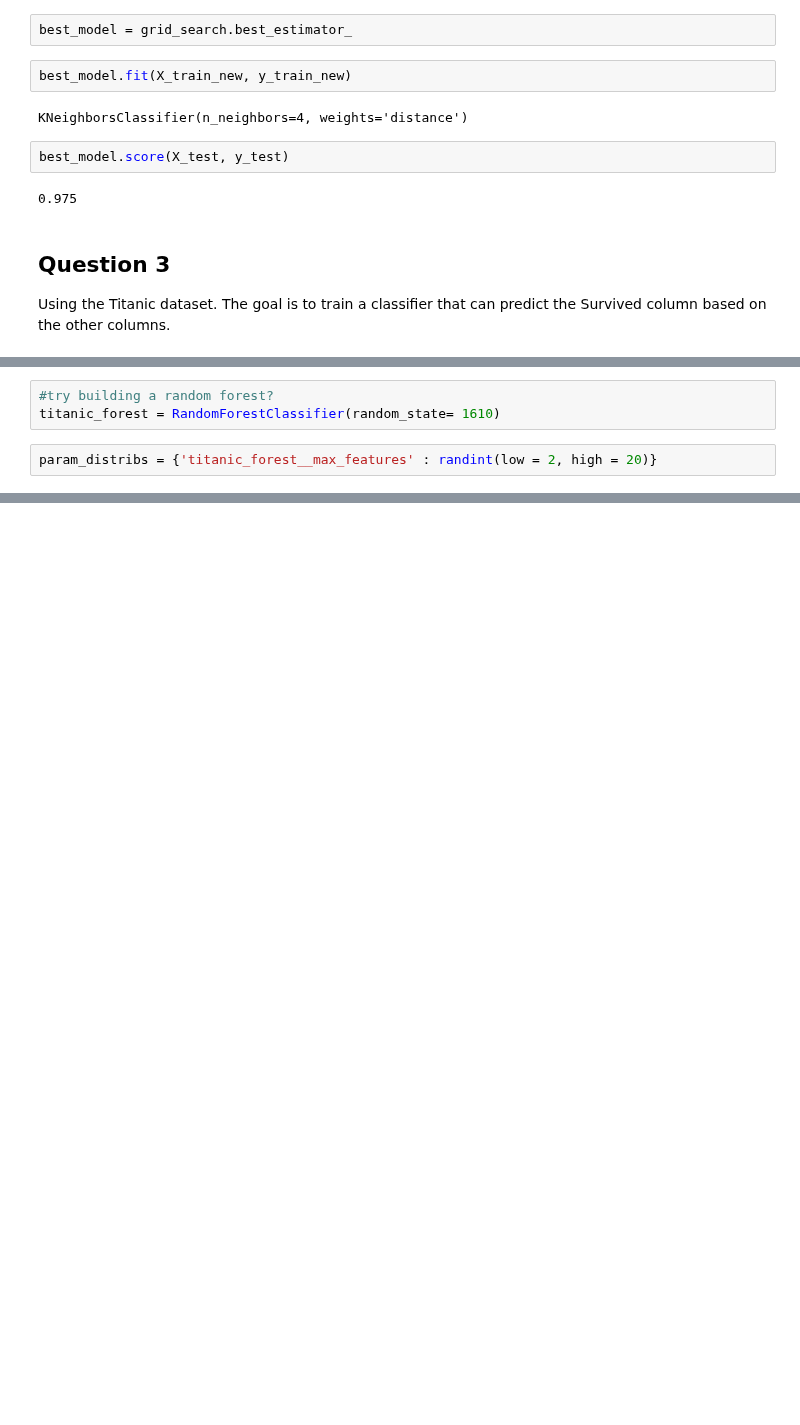
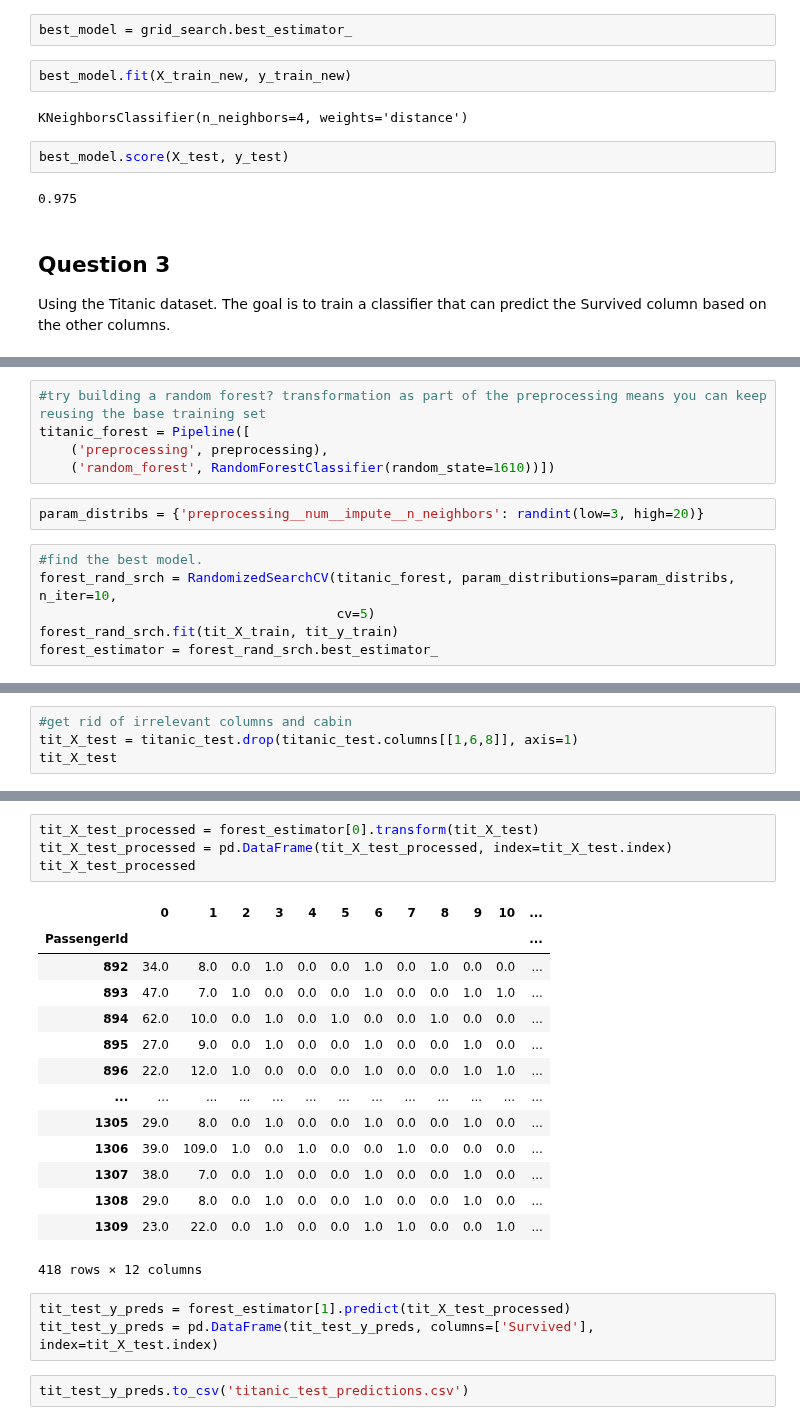
Before and after one commit to TaurusFire/Hands-on-Machine-Learning-Code-Notes, a Jupyter notebook: Chapter 3- Classification/Chapter 3 Problems.ipynb, the cells around one changed output, grey strips where cells are left out. Drawn from its saved outputs; the diff is of its cells as text; blank space fills up the shorter version.

```diff
--- a/Chapter 3- Classification/Chapter 3 Problems.ipynb
+++ b/Chapter 3- Classification/Chapter 3 Problems.ipynb
@@ -215,5 +269,13 @@ tit_X_train.join(tit_embarked_one_hot)
 # %%
-#try building a random forest?
-titanic_forest = RandomForestClassifier(random_state= 1610)
+#try building a random forest? transformation as part of the preprocessing means you can keep reusing the base training set
+titanic_forest = Pipeline([
+    ('preprocessing', preprocessing),
+    ('random_forest', RandomForestClassifier(random_state=1610))])
 # %%
-param_distribs = {'titanic_forest__max_features' : randint(low = 2, high = 20)}
+param_distribs = {'preprocessing__num__impute__n_neighbors': randint(low=3, high=20)}
+# %%
+#find the best model.
+forest_rand_srch = RandomizedSearchCV(titanic_forest, param_distributions=param_distribs, n_iter=10,
+                                      cv=5)
+forest_rand_srch.fit(tit_X_train, tit_y_train)
+forest_estimator = forest_rand_srch.best_estimator_
@@ -224,0 +383,4 @@ RandomForestClassifier does not accept missing values encoded as NaN natively. F
+# %%
+#get rid of irrelevant columns and cabin
+tit_X_test = titanic_test.drop(titanic_test.columns[[1,6,8]], axis=1)
+tit_X_test
@@ -224,0 +402,24 @@ RandomForestClassifier does not accept missing values encoded as NaN natively. F
+# %%
+tit_X_test_processed = forest_estimator[0].transform(tit_X_test)
+tit_X_test_processed = pd.DataFrame(tit_X_test_processed, index=tit_X_test.index)
+tit_X_test_processed
+# %% [output]
+|  | 0 | 1 | 2 | 3 | 4 | 5 | 6 | 7 | 8 | 9 | 10 | ... |
+| PassengerId |  |  |  |  |  |  |  |  |  |  |  | ... |
+| 892 | 34.0 | 8.0 | 0.0 | 1.0 | 0.0 | 0.0 | 1.0 | 0.0 | 1.0 | 0.0 | 0.0 | ... |
+| 893 | 47.0 | 7.0 | 1.0 | 0.0 | 0.0 | 0.0 | 1.0 | 0.0 | 0.0 | 1.0 | 1.0 | ... |
+| 894 | 62.0 | 10.0 | 0.0 | 1.0 | 0.0 | 1.0 | 0.0 | 0.0 | 1.0 | 0.0 | 0.0 | ... |
+| 895 | 27.0 | 9.0 | 0.0 | 1.0 | 0.0 | 0.0 | 1.0 | 0.0 | 0.0 | 1.0 | 0.0 | ... |
+| 896 | 22.0 | 12.0 | 1.0 | 0.0 | 0.0 | 0.0 | 1.0 | 0.0 | 0.0 | 1.0 | 1.0 | ... |
+| ... | ... | ... | ... | ... | ... | ... | ... | ... | ... | ... | ... | ... |
+| 1305 | 29.0 | 8.0 | 0.0 | 1.0 | 0.0 | 0.0 | 1.0 | 0.0 | 0.0 | 1.0 | 0.0 | ... |
+| 1306 | 39.0 | 109.0 | 1.0 | 0.0 | 1.0 | 0.0 | 0.0 | 1.0 | 0.0 | 0.0 | 0.0 | ... |
+| 1307 | 38.0 | 7.0 | 0.0 | 1.0 | 0.0 | 0.0 | 1.0 | 0.0 | 0.0 | 1.0 | 0.0 | ... |
+| 1308 | 29.0 | 8.0 | 0.0 | 1.0 | 0.0 | 0.0 | 1.0 | 0.0 | 0.0 | 1.0 | 0.0 | ... |
+| 1309 | 23.0 | 22.0 | 0.0 | 1.0 | 0.0 | 0.0 | 1.0 | 1.0 | 0.0 | 0.0 | 1.0 | ... |
+418 rows × 12 columns
+# %%
+tit_test_y_preds = forest_estimator[1].predict(tit_X_test_processed)
+tit_test_y_preds = pd.DataFrame(tit_test_y_preds, columns=['Survived'], index=tit_X_test.index)
+# %%
+tit_test_y_preds.to_csv('titanic_test_predictions.csv')
```
Also changed, not shown: parts of 28 cells of this notebook, 2 other files.
